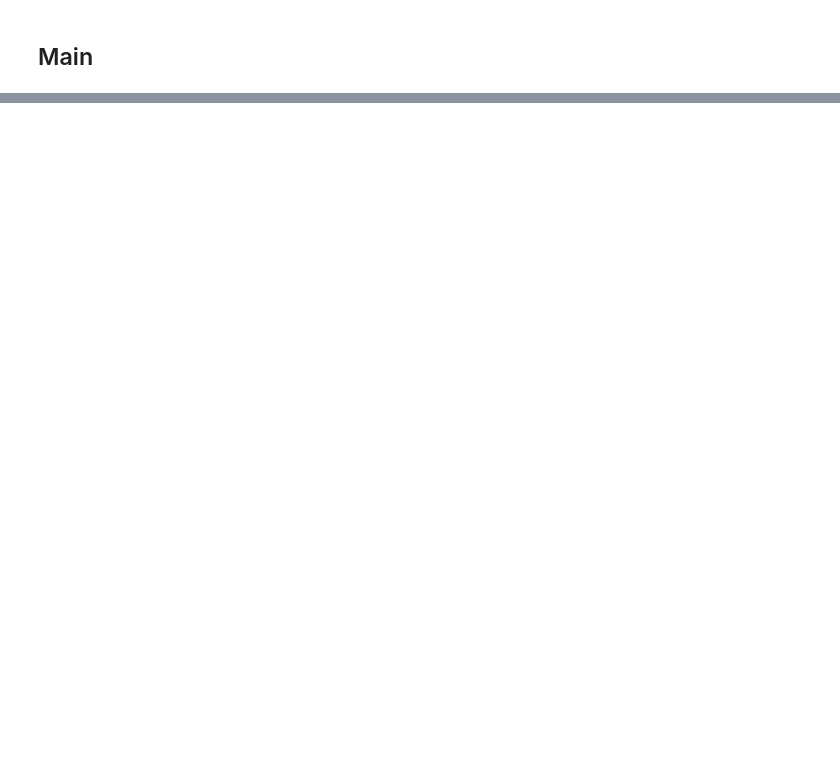
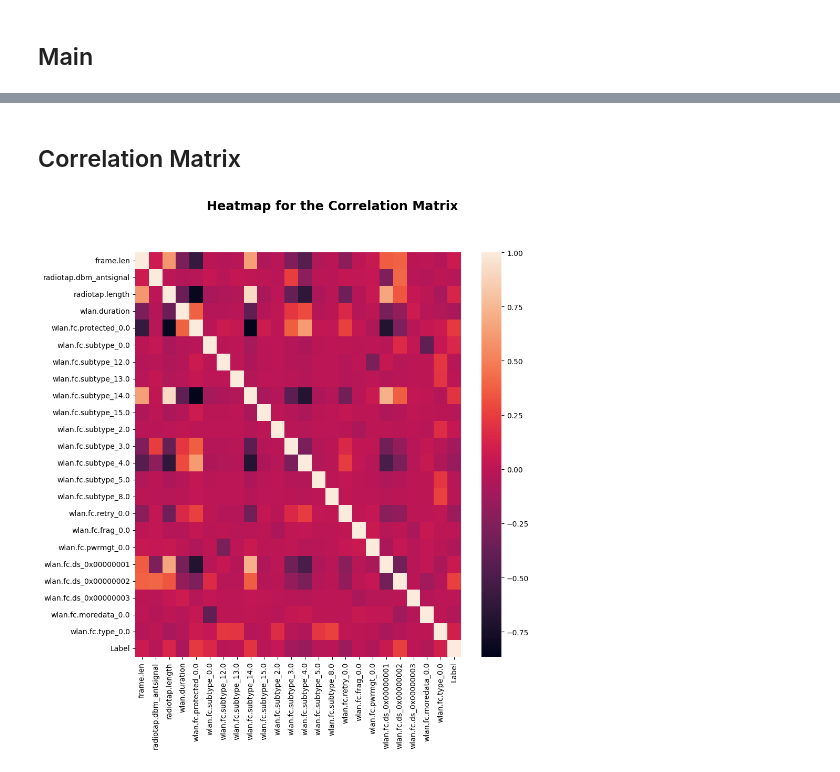
Before and after one commit to silvamleandro/EvilTwin_detection, a Jupyter notebook: src/02_data_analysis.ipynb, the cells around one changed output, grey strips where cells are left out. Cells and saved outputs as stored; diff of their text form; code cells hidden in the pictures; blank space fills up the shorter version.

Commit message:
Added data analysis notebook

```diff
--- a/src/02_data_analysis.ipynb
+++ b/src/02_data_analysis.ipynb
@@ -37,14 +65,15 @@ def function():
 # %% [markdown]
 ## Main
 # %%
+from pathlib import Path
+
 # General path
 path = f'{str(Path.home())}/EvilTwin_detection/'
-# Pre-processed data path
-preprocessed_data_path = f'{path}data/pre_processed/'
-# Reports path
-reports_path = f'{path}reports/'
 
 # Load pre-processed training dataset
-train_df = pd.read_csv(f'{preprocessed_data_path}train_data.csv')
+test_df = pd.read_csv(path + 'data/pre_processed/test_data.csv')
 # Load pre-processed test dataset
-test_df = pd.read_csv(f'{preprocessed_data_path}test_data.csv')
+train_df = pd.read_csv(path + 'data/pre_processed/train_data.csv')
+
+# Recombining both training and test data to execute data analysis
+awid_df = pd.concat([test_df, train_df])
@@ -72,0 +151,15 @@ profile.to_file(f'{reports_path}report_test_data.html')
+# %% [markdown]
+## Correlation Matrix
+# %%
+import matplotlib.pyplot as plt
+import seaborn as sns
+
+# Correlation matrix
+awid_cm = awid_df.corr()
+
+# Plot heatmap
+fig, ax = plt.subplots(figsize=(10,10))         # Sample figsize in inches
+fig.suptitle("Heatmap for the Correlation Matrix", fontsize='xx-large', fontweight='bold')
+__ = sns.heatmap(awid_cm)
+# %% [output]
+[figure, added]
```
Also changed, not shown: parts of 22 cells of this notebook, 2 other files.
